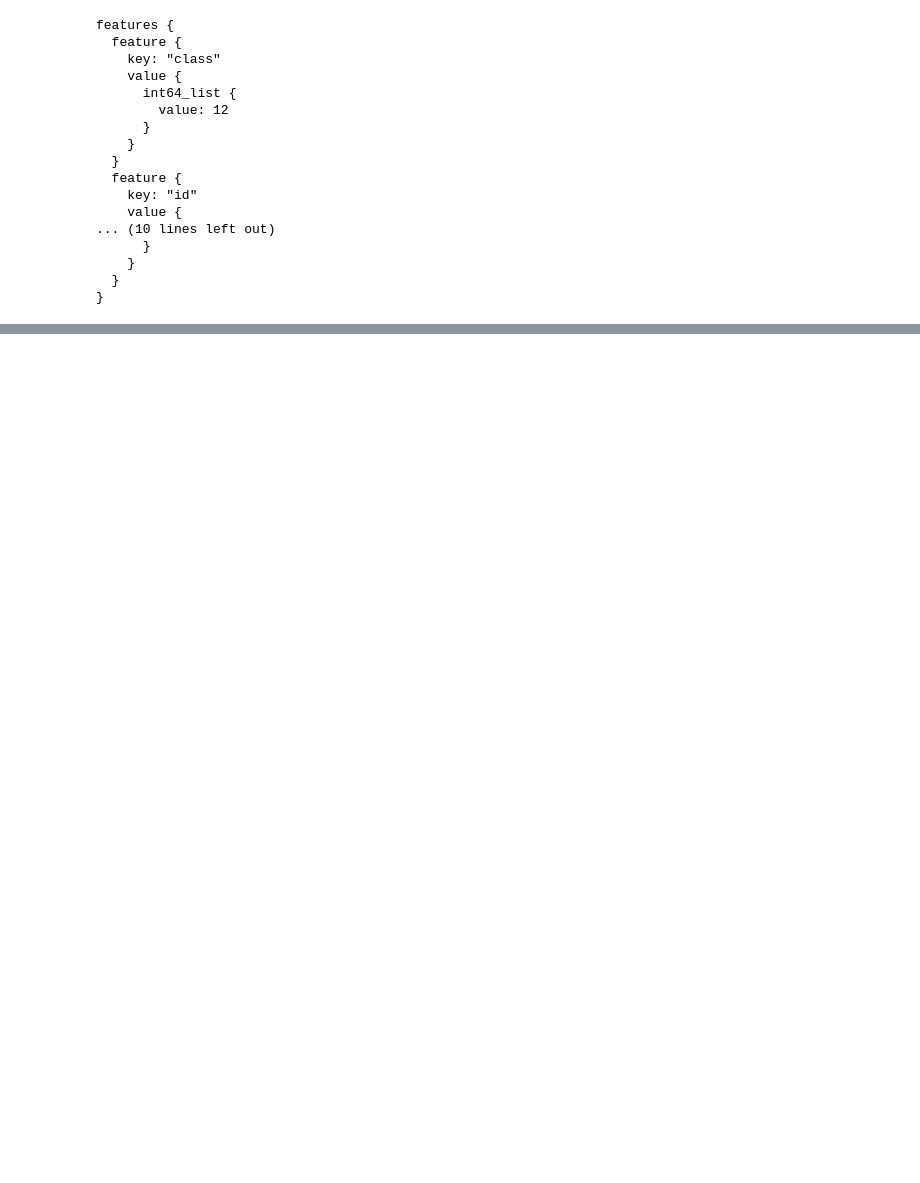
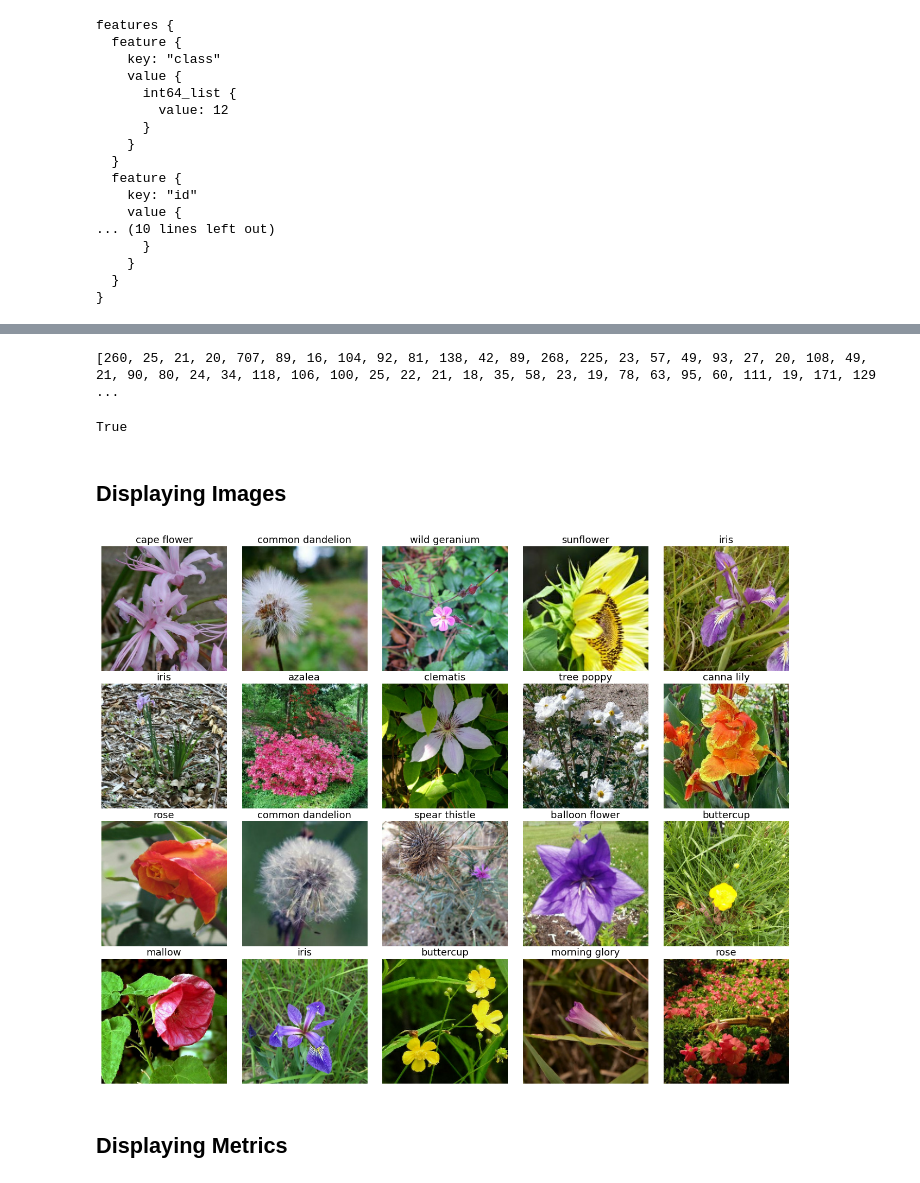
Before and after one commit to amrfad/petals-to-metal, a Jupyter notebook: flower-classification.ipynb, the cells around one changed output, grey strips where cells are left out. Cells and saved outputs as stored; diff of their text form; code cells hidden in the pictures; blank space fills up the shorter version.

```diff
--- a/flower-classification.ipynb
+++ b/flower-classification.ipynb
@@ -228,0 +233,7 @@ plt.show()"""
+# %%
+"""np.set_printoptions(threshold=15, linewidth=80)
+
+print("Training data shapes:")
+for image, label in train_ds.take(3):
+    print(image.numpy().shape, label.numpy().shape)
+print("Training data label examples:", label.numpy())"""
@@ -228,0 +242,5 @@ plt.show()"""
+# %%
+"""print("Test data shapes:")
+for image, idnum in test_ds.take(3):
+    print(image.numpy().shape, idnum.numpy().shape)
+print("Test data IDs:", idnum.numpy().astype('U')) # U=unicode string"""
@@ -228,0 +253,21 @@ plt.show()"""
+# %%
+count_class = []
+for i in range(104):
+    count_class.append(0);
+
+ds_train = get_training_dataset().unbatch()
+train_label = iter(ds_train)
+
+for i in range(NUM_TRAINING_IMAGES):
+    image, label = next(train_label)
+    count_class[np.argmax(label)] = count_class[np.argmax(label)]+1
+
+print(count_class)
+# %% [output]
+[260, 25, 21, 20, 707, 89, 16, 104, 92, 81, 138, 42, 89, 268, 225, 23, 57, 49, 93, 27, 20, 108, 49, 21, 90, 80, 24, 34, 118, 106, 100, 25, 22, 21, 18, 35, 58, 23, 19, 78, 63, 95, 60, 111, 19, 171, 129 ...
+# %%
+print(sum(count_class) == NUM_TRAINING_IMAGES)
+# %% [output]
+True
+# %% [markdown]
+## Displaying Images
@@ -228,0 +360,11 @@ plt.show()"""
+# %%
+# Change the batch size for displaying images
+ds_iter = iter(train_ds.unbatch().batch(20))
+# %%
+# Iterating each batch to display every images
+one_batch = next(ds_iter)
+display_batch_of_images(one_batch)
+# %% [output]
+[figure, added]
+# %% [markdown]
+## Displaying Metrics
```
Also changed, not shown: parts of 63 cells of this notebook.
